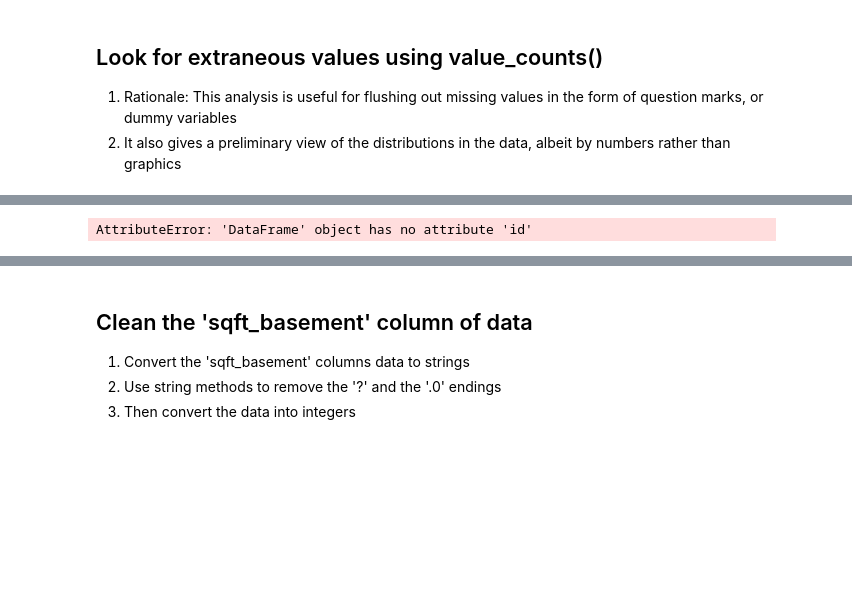
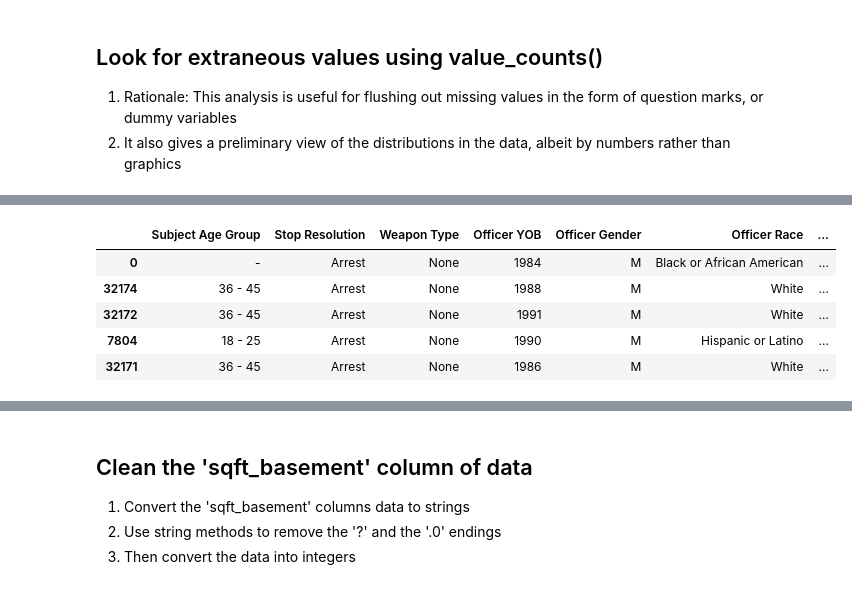
Before and after one commit to sn95033/Terry-Stops-Analysis, a Jupyter notebook: Terry Stops v1.ipynb, the cells around one changed output, grey strips where cells are left out. Cells and saved outputs as stored; diff of their text form; code cells hidden in the pictures; blank space fills up the shorter version.

Commit message:
updated data cleanup

```diff
--- a/Terry Stops v1.ipynb
+++ b/Terry Stops v1.ipynb
@@ -363,7 +435,14 @@ Name: Beat, dtype: int64
+# %%
+df.sort_values(by=['Stop Resolution'], ascending=True).head()
+# %% [output]
+|  | Subject Age Group | Stop Resolution | Weapon Type | Officer YOB | Officer Gender | Officer Race | ... |
+| 0 | - | Arrest | None | 1984 | M | Black or African American | ... |
+| 32174 | 36 - 45 | Arrest | None | 1988 | M | White | ... |
+| 32172 | 36 - 45 | Arrest | None | 1991 | M | White | ... |
+| 7804 | 18 - 25 | Arrest | None | 1990 | M | Hispanic or Latino | ... |
+| 32171 | 36 - 45 | Arrest | None | 1986 | M | White | ... |
 # %%
 # Find out how many non-unique ids there are in the data
-len(seattle_df.id) - seattle_df.id.nunique()
+#len(df.id) - seattle_df.id.nunique()
-# %% [output]
-AttributeError: 'DataFrame' object has no attribute 'id'
 # %%
 # Check for duplicates
```
Also changed, not shown: parts of 67 cells of this notebook, 3 other files.
